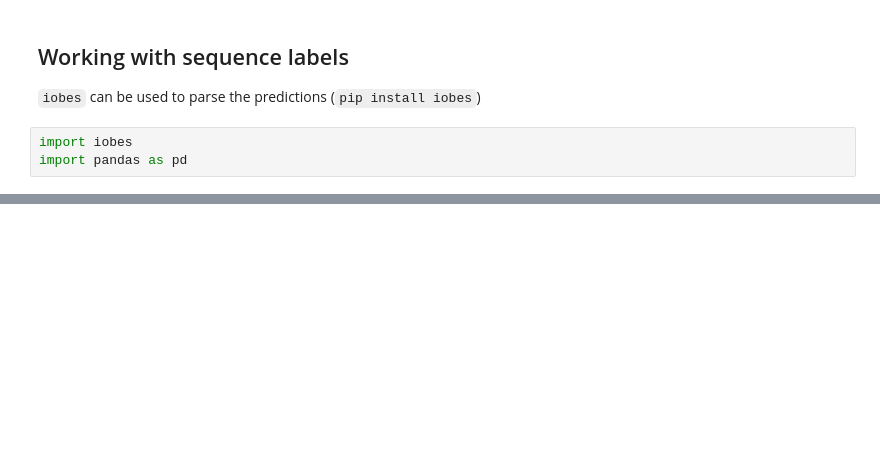
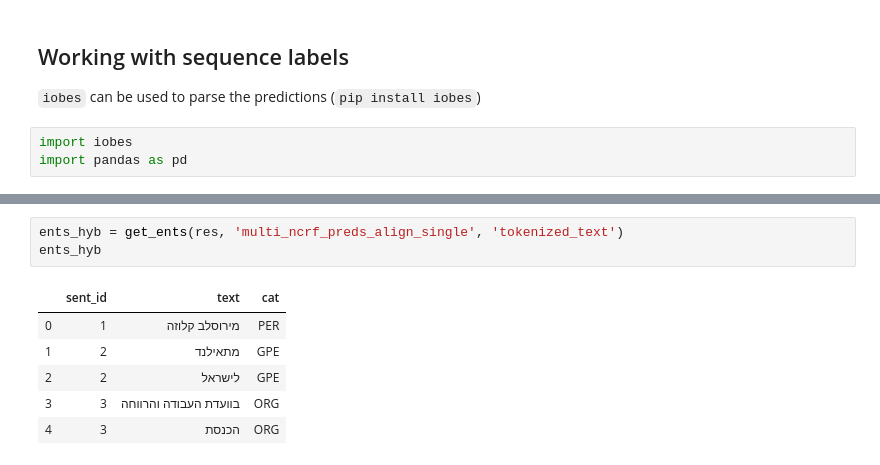
Before and after one commit to OnlpLab/NEMO, a Jupyter notebook: api/api_usage.ipynb, the cells around one changed output, grey strips where cells are left out. Saved outputs shown, nothing was run; the diff lists cells and outputs as text; blank space fills up the shorter version.

```diff
--- a/api/api_usage.ipynb
+++ b/api/api_usage.ipynb
@@ -280,0 +270,10 @@ ents_align
+# %%
+ents_hyb = get_ents(res, 'multi_ncrf_preds_align_single', 'tokenized_text')
+ents_hyb
+# %% [output]
+|  | sent_id | text | cat |
+| 0 | 1 | מירוסלב קלוזה | PER |
+| 1 | 2 | מתאילנד | GPE |
+| 2 | 2 | לישראל | GPE |
+| 3 | 3 | בוועדת העבודה והרווחה | ORG |
+| 4 | 3 | הכנסת | ORG |
```
Also changed, not shown: parts of 13 cells of this notebook.
